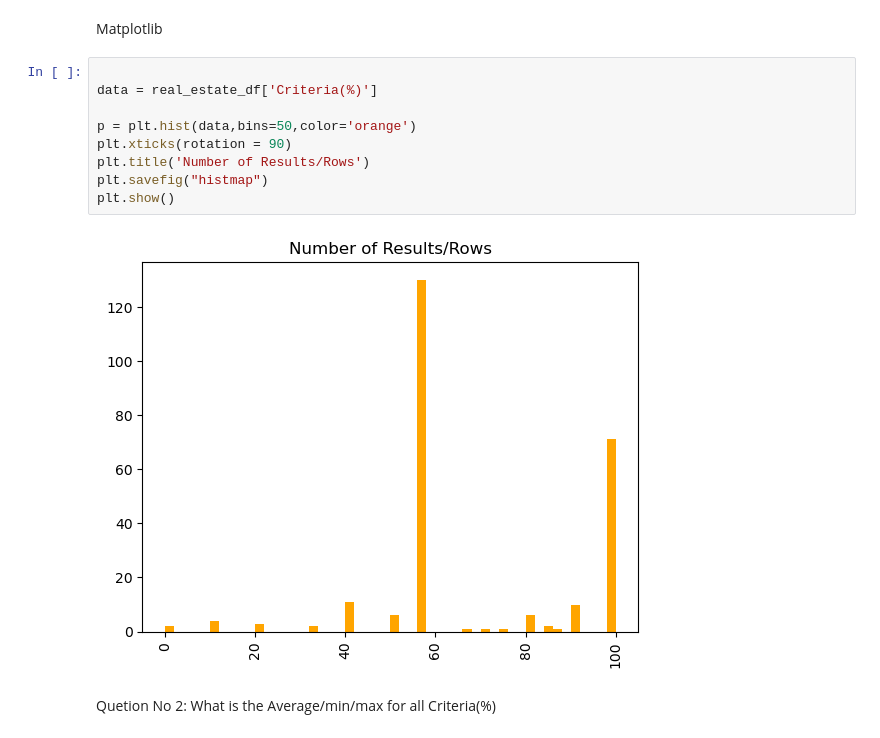
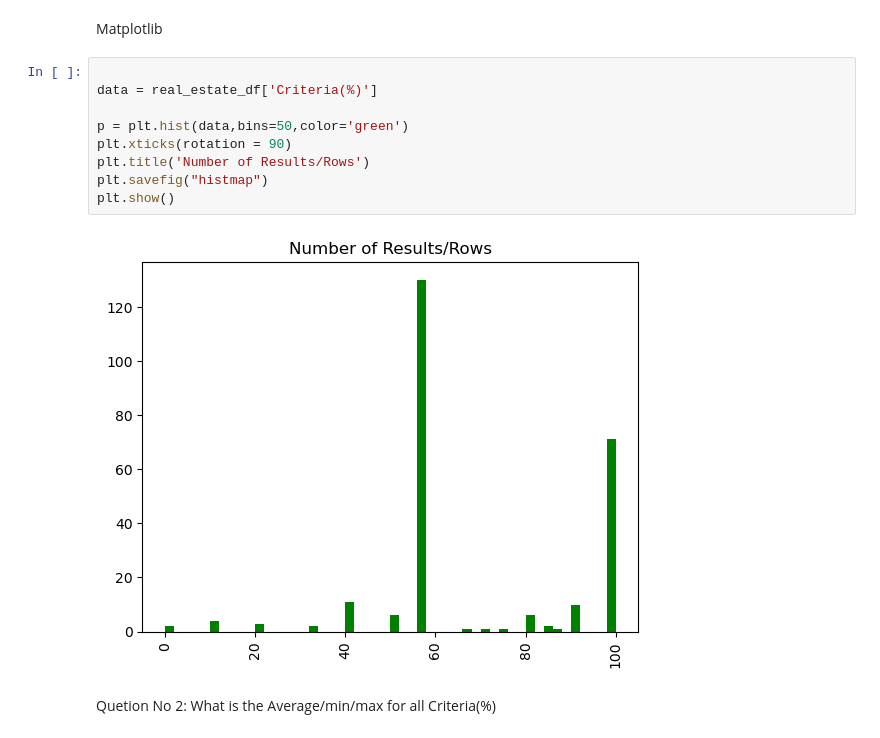
Before and after one commit to CyberWol-12/Data-science-project-with-python-webscraping, a Jupyter notebook: homestay.ipynb, the cells around one changed output. Saved outputs shown, nothing was run; the diff lists cells and outputs as text.

```diff
--- a/homestay.ipynb
+++ b/homestay.ipynb
@@ -676,14 +676,14 @@ Matplotlib
 # %%
 
 data = real_estate_df['Criteria(%)']
 
-p = plt.hist(data,bins=50,color='orange')
+p = plt.hist(data,bins=50,color='green')
 plt.xticks(rotation = 90)
 plt.title('Number of Results/Rows')
 plt.savefig("histmap")
 plt.show()
 # %% [output]
-[figure, old version]
+[figure, new version]
 # %% [markdown]
 Quetion No 2: What is the Average/min/max for all Criteria(%)
 # %%
```
Also changed, not shown: parts of 10 cells of this notebook, 2 other files.
